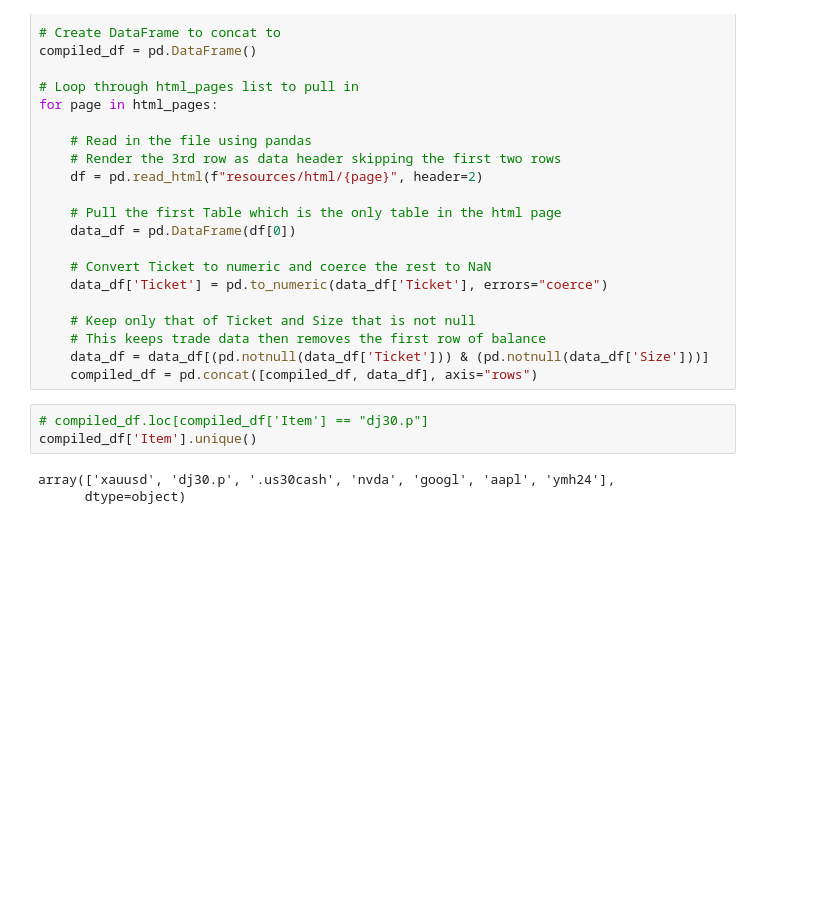
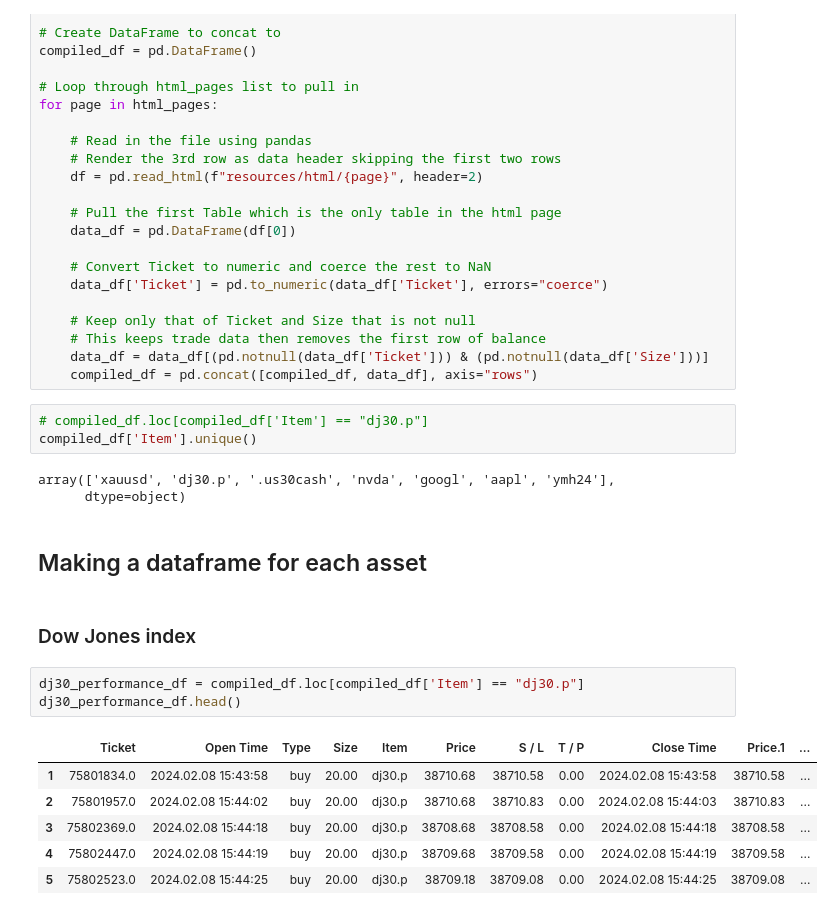
Before and after one commit to QueenofParts/Project2-Room2, a Jupyter notebook: ea_analysis.ipynb, the cells around one changed output. Saved outputs shown, nothing was run; the diff lists cells and outputs as text; blank space fills up the shorter version.

Commit message:
Added performance metrics for each asset.

```diff
--- a/ea_analysis.ipynb
+++ b/ea_analysis.ipynb
@@ -34,3 +34,17 @@ compiled_df['Item'].unique()
 # %% [output]
 array(['xauusd', 'dj30.p', '.us30cash', 'nvda', 'googl', 'aapl', 'ymh24'],
       dtype=object)
+# %% [markdown]
+## Making a dataframe for each asset
+# %% [markdown]
+### Dow Jones index
+# %%
+dj30_performance_df = compiled_df.loc[compiled_df['Item'] == "dj30.p"]
+dj30_performance_df.head()
+# %% [output]
+|  | Ticket | Open Time | Type | Size | Item | Price | S / L | T / P | Close Time | Price.1 | ... |
+| 1 | 75801834.0 | 2024.02.08 15:43:58 | buy | 20.00 | dj30.p | 38710.68 | 38710.58 | 0.00 | 2024.02.08 15:43:58 | 38710.58 | ... |
+| 2 | 75801957.0 | 2024.02.08 15:44:02 | buy | 20.00 | dj30.p | 38710.68 | 38710.83 | 0.00 | 2024.02.08 15:44:03 | 38710.83 | ... |
+| 3 | 75802369.0 | 2024.02.08 15:44:18 | buy | 20.00 | dj30.p | 38708.68 | 38708.58 | 0.00 | 2024.02.08 15:44:18 | 38708.58 | ... |
+| 4 | 75802447.0 | 2024.02.08 15:44:19 | buy | 20.00 | dj30.p | 38709.68 | 38709.58 | 0.00 | 2024.02.08 15:44:19 | 38709.58 | ... |
+| 5 | 75802523.0 | 2024.02.08 15:44:25 | buy | 20.00 | dj30.p | 38709.18 | 38709.08 | 0.00 | 2024.02.08 15:44:25 | 38709.08 | ... |
```
Also changed, not shown: parts of 45 cells of this notebook.
